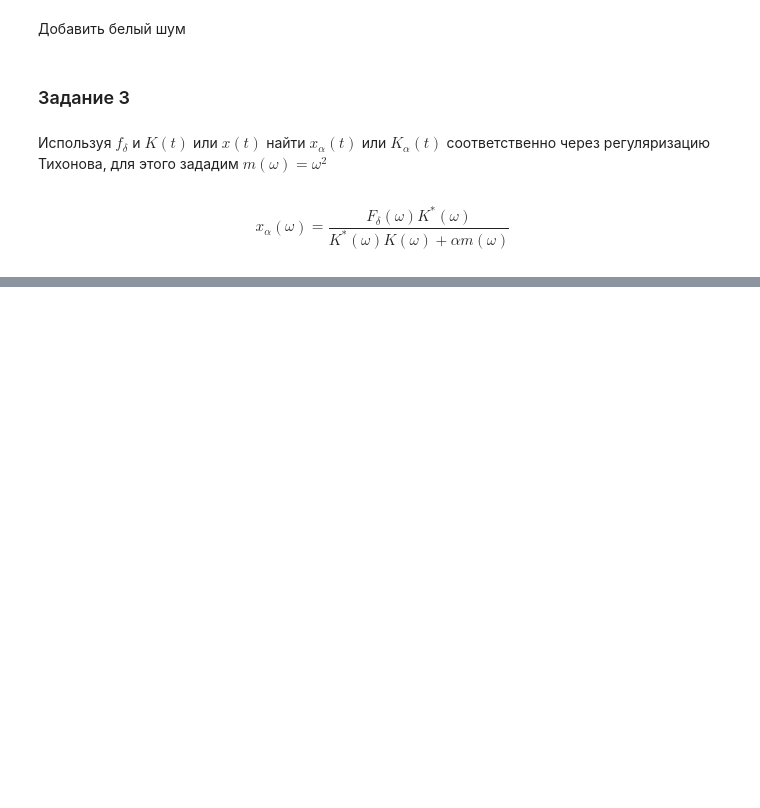
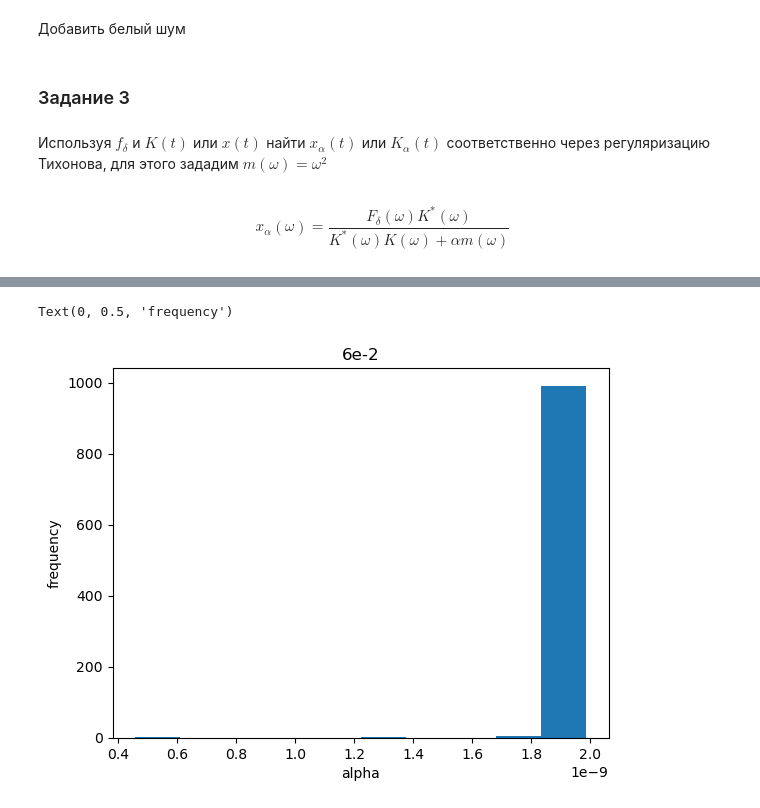
Before and after one commit to EHAT32/inverse, a Jupyter notebook: 23_9/lab_conv.ipynb, the cells around one changed output, grey strips where cells are left out. Saved outputs shown, nothing was run; the diff lists cells and outputs as text; code cells hidden in the pictures; blank space fills up the shorter version.

```diff
--- a/23_9/lab_conv.ipynb
+++ b/23_9/lab_conv.ipynb
@@ -71,0 +107,8 @@ plt.plot(t_ax, x_t(t_ax))
+# %%
+plt.hist(sigma_2_new)
+plt.title('6e-2')
+plt.xlabel('alpha')
+plt.ylabel('frequency')
+# %% [output]
+Text(0, 0.5, 'frequency')
+[figure, added]
```
Also changed, not shown: parts of 10 cells of this notebook, 7 other files.
